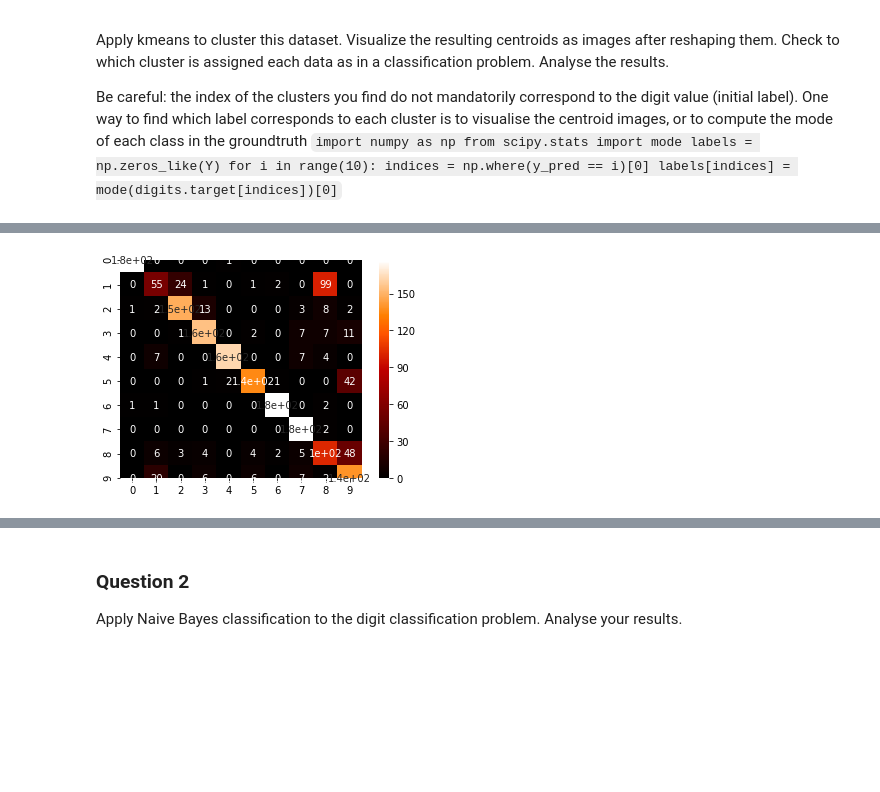
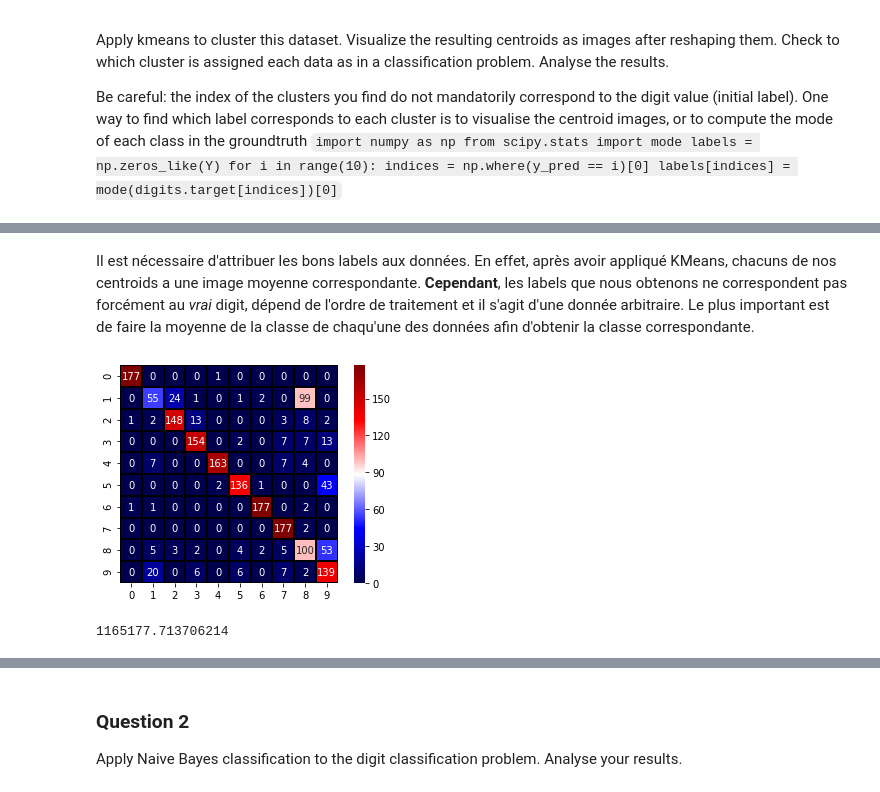
Before and after one commit to JohanChataigne/handwritten_digits_recognition, a Jupyter notebook: Assignment1.ipynb, the cells around one changed output, grey strips where cells are left out. Drawn from its saved outputs; the diff is of its cells as text; code cells hidden in the pictures; blank space fills up the shorter version.

Commit message:
beginning SVM finished kmeans

```diff
--- a/Assignment1.ipynb
+++ b/Assignment1.ipynb
@@ -88,10 +93,16 @@ for axi in ax.flat:
+# %% [markdown]
+Il est nécessaire d'attribuer les bons labels aux données. En effet, après avoir appliqué KMeans, chacuns de nos centroids a une image moyenne correspondante. **Cependant**, les labels que nous obtenons ne correspondent pas forcément au *vrai* digit, dépend de l'ordre de traitement et il s'agit d'une donnée arbitraire. Le plus important est de faire la moyenne de la classe de chaqu'une des données afin d'obtenir la classe correspondante.
 # %%
-# Statistics on the result obtained (confusion matrix)
+# Nous obtenons les résultats dans la matrice de confusion
+confution_matrix = metrics.confusion_matrix(Y, true_labels, labels=range(n_clusters))
+ax = heatmap(confution_matrix, annot=True, cmap="seismic", square=True, linecolor="black", fmt='d', linewidths = 1)
+b, t = plt.ylim()
+b += 0.5
+t -= 0.5
+plt.ylim(b, t)
+plt.show()
 
-#https://seaborn.pydata.org/generated/seaborn.heatmap.html
-
-confution_matrix = metrics.confusion_matrix(Y, true_labels, labels=range(n_clusters))
-ax = heatmap(confution_matrix, annot=True, cmap="gist_heat", square=True, linecolor="white")
-plt.show()
+print(clustering.inertia_)
 # %% [output]
-[figure, old version]
+[figure, new version]
+1165177.713706214
```
Also changed, not shown: parts of 7 cells of this notebook.
